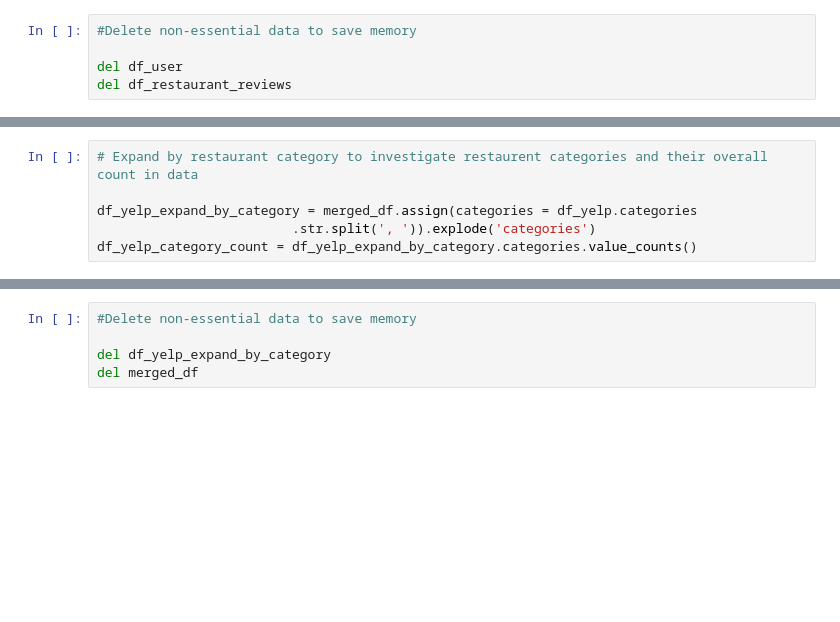
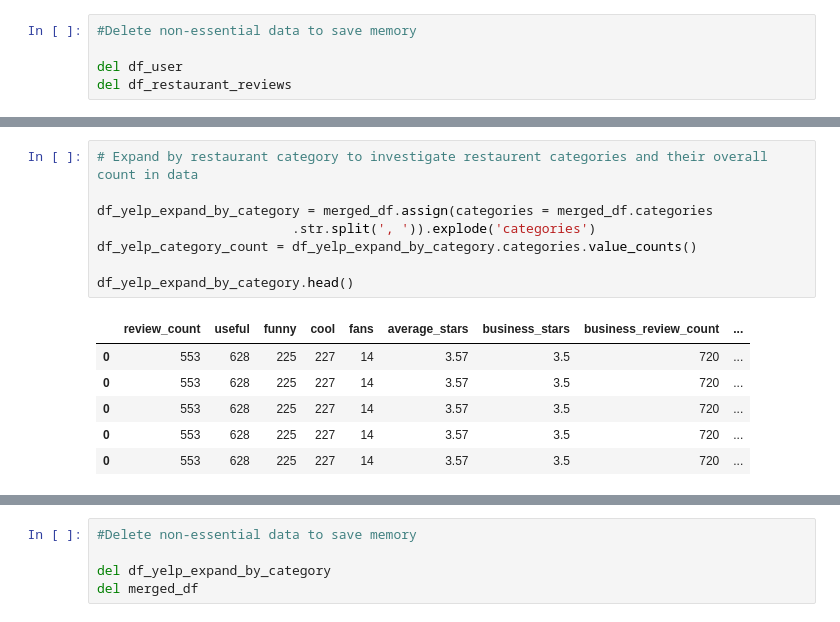
Before and after one commit to Keerthiraj-Nagaraj/Yelp-rating-prediction-with-neo4j-graph-embeddings-and-ML, a Jupyter notebook: MLPNN_rating_prediction.ipynb, the cells around one changed output, grey strips where cells are left out. Saved outputs shown, nothing was run; the diff lists cells and outputs as text; blank space fills up the shorter version.

```diff
--- a/MLPNN_rating_prediction.ipynb
+++ b/MLPNN_rating_prediction.ipynb
@@ -213,6 +279,15 @@ merged_df.drop(compliment_columns, axis = 1, inplace = True)
 # %%
 # Expand by restaurant category to investigate restaurent categories and their overall count in data
 
-df_yelp_expand_by_category = merged_df.assign(categories = df_yelp.categories
+df_yelp_expand_by_category = merged_df.assign(categories = merged_df.categories
                          .str.split(', ')).explode('categories')
 df_yelp_category_count = df_yelp_expand_by_category.categories.value_counts()
+
+df_yelp_expand_by_category.head()
+# %% [output]
+|  | review_count | useful | funny | cool | fans | average_stars | business_stars | business_review_count | ... |
+| 0 | 553 | 628 | 225 | 227 | 14 | 3.57 | 3.5 | 720 | ... |
+| 0 | 553 | 628 | 225 | 227 | 14 | 3.57 | 3.5 | 720 | ... |
+| 0 | 553 | 628 | 225 | 227 | 14 | 3.57 | 3.5 | 720 | ... |
+| 0 | 553 | 628 | 225 | 227 | 14 | 3.57 | 3.5 | 720 | ... |
+| 0 | 553 | 628 | 225 | 227 | 14 | 3.57 | 3.5 | 720 | ... |
```
Also changed, not shown: parts of 20 cells of this notebook, 7 other files.
